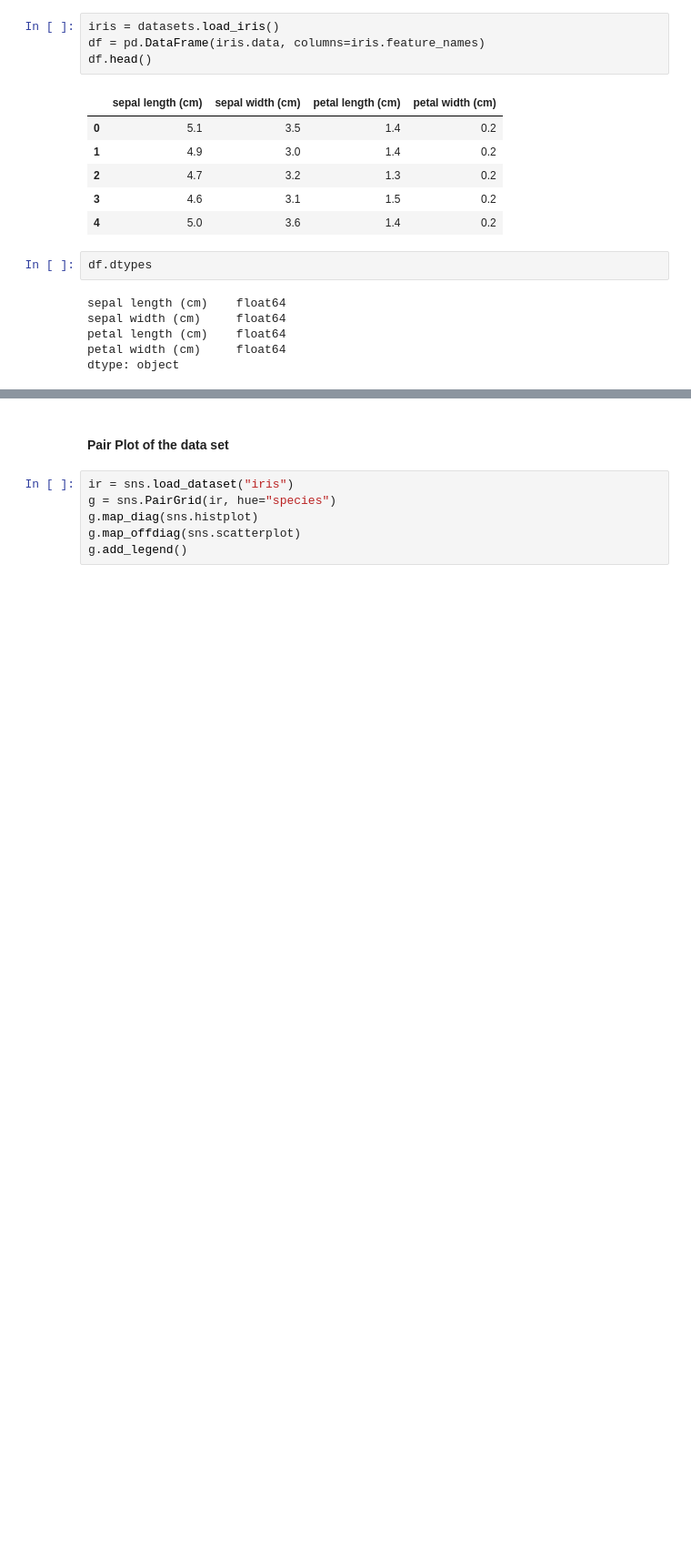
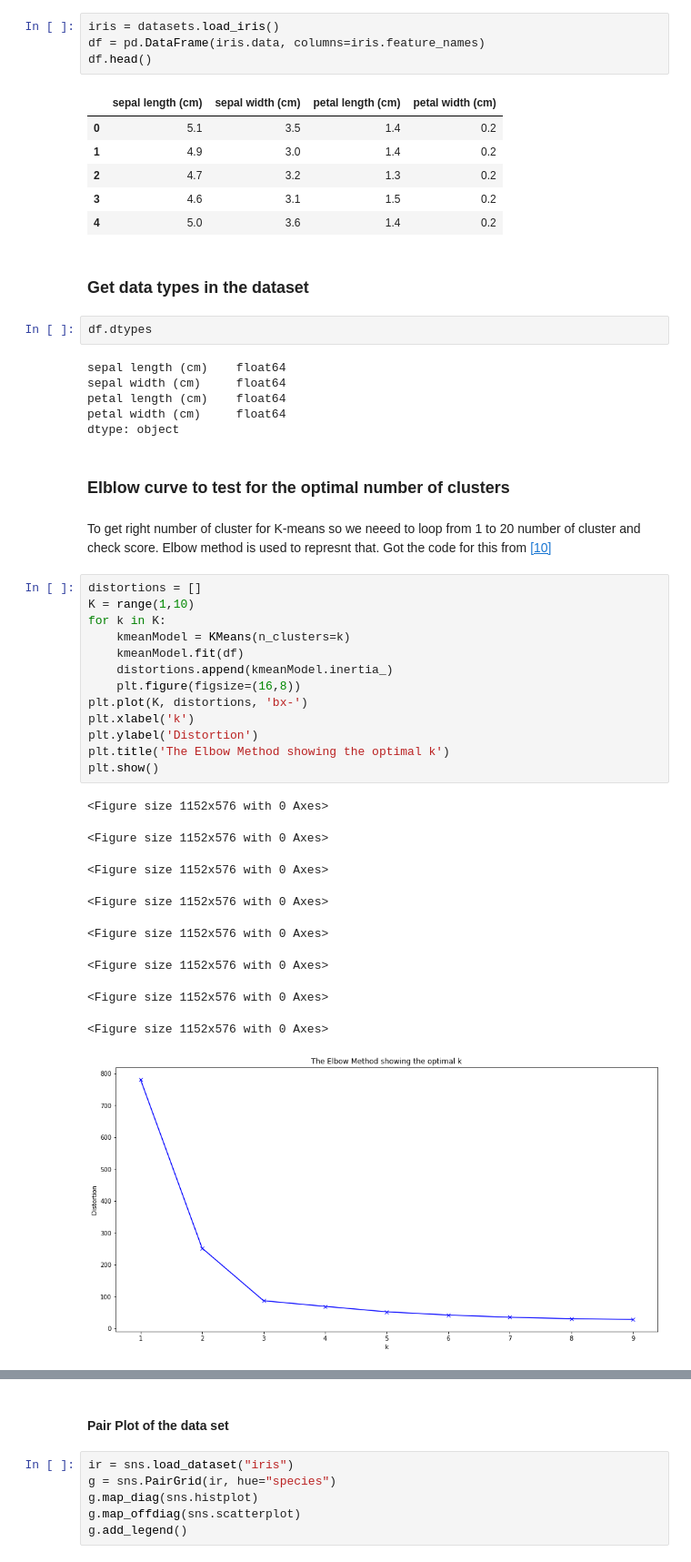
Before and after one commit to neadie/MachineLearningAndStatistics, a Jupyter notebook: tasksmachineLearningandStats.ipynb, the cells around one changed output, grey strips where cells are left out. Shown at 91% size. Saved outputs shown, nothing was run; the diff lists cells and outputs as text; blank space fills up the shorter version.

```diff
--- a/tasksmachineLearningandStats.ipynb
+++ b/tasksmachineLearningandStats.ipynb
@@ -369,6 +369,8 @@ df.head()
 | 2 | 4.7 | 3.2 | 1.3 | 0.2 |
 | 3 | 4.6 | 3.1 | 1.5 | 0.2 |
 | 4 | 5.0 | 3.6 | 1.4 | 0.2 |
+# %% [markdown]
+ ### Get data types in the dataset
 # %%
 df.dtypes
 # %% [output]
@@ -377,3 +379,30 @@ sepal width (cm)     float64
 petal length (cm)    float64
 petal width (cm)     float64
 dtype: object
+# %% [markdown]
+### Elblow curve to test for the optimal number of clusters
+# %% [markdown]
+To get right number of cluster for K-means so we neeed to loop from 1 to 20 number of cluster and check score. Elbow method is used to represnt that. Got the code for this from [[10]](https://predictivehacks.com/k-means-elbow-method-code-for-python/)
+# %%
+distortions = []
+K = range(1,10)
+for k in K:
+    kmeanModel = KMeans(n_clusters=k)
+    kmeanModel.fit(df)
+    distortions.append(kmeanModel.inertia_)
+    plt.figure(figsize=(16,8))
+plt.plot(K, distortions, 'bx-')
+plt.xlabel('k')
+plt.ylabel('Distortion')
+plt.title('The Elbow Method showing the optimal k')
+plt.show()
+# %% [output]
+<Figure size 1152x576 with 0 Axes>
+<Figure size 1152x576 with 0 Axes>
+<Figure size 1152x576 with 0 Axes>
+<Figure size 1152x576 with 0 Axes>
+<Figure size 1152x576 with 0 Axes>
+<Figure size 1152x576 with 0 Axes>
+<Figure size 1152x576 with 0 Axes>
+<Figure size 1152x576 with 0 Axes>
+[figure, added]
```
Also changed, not shown: parts of 36 cells of this notebook, 1 other file.
